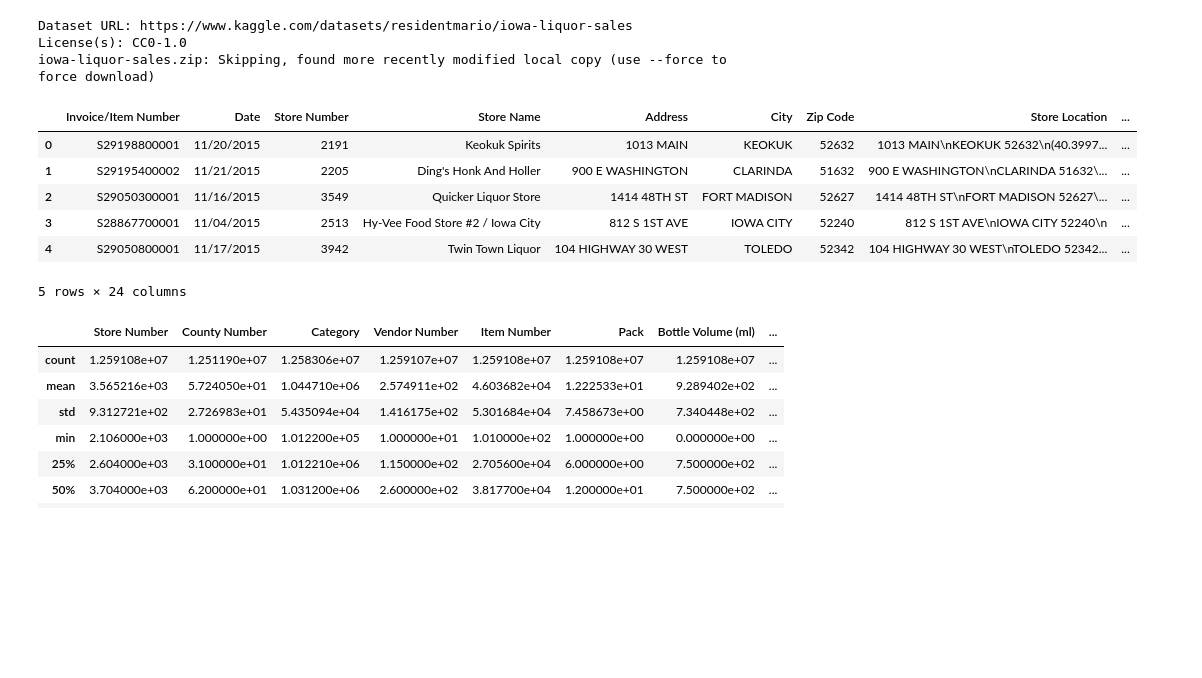
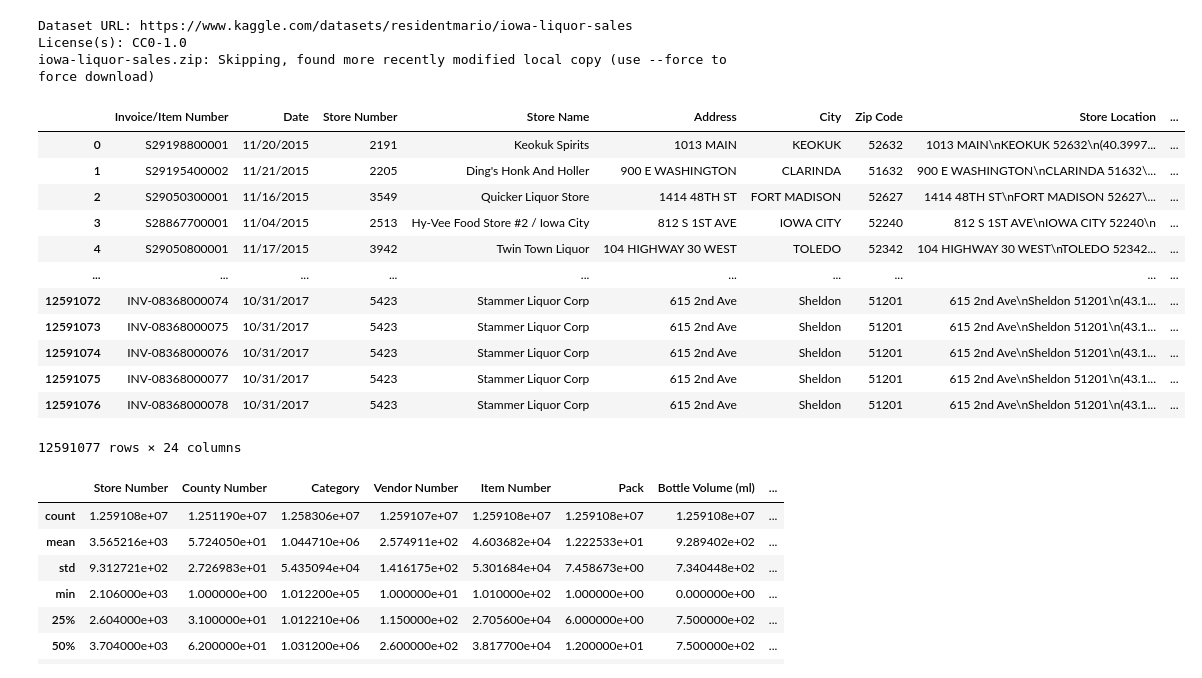
Before and after one commit to trycatchexcept/ds_schulich_final_project, a Jupyter notebook: code.ipynb, the cells around one changed output. Saved outputs shown, nothing was run; the diff lists cells and outputs as text; code cells hidden in the pictures; blank space fills up the shorter version.

```diff
--- a/code.ipynb
+++ b/code.ipynb
@@ -25,15 +25,21 @@ iowa-liquor-sales.zip: Skipping, found more recently modified local copy (use --
 # %%
 # read the dataset using the compression zip
 df = pd.read_csv('iowa-liquor-sales.zip',compression='zip')
-df.head()
+df
 # %% [output]
 |  | Invoice/Item Number | Date | Store Number | Store Name | Address | City | Zip Code | Store Location | ... |
 | 0 | S29198800001 | 11/20/2015 | 2191 | Keokuk Spirits | 1013 MAIN | KEOKUK | 52632 | 1013 MAIN\nKEOKUK 52632\n(40.3997... | ... |
 | 1 | S29195400002 | 11/21/2015 | 2205 | Ding's Honk And Holler | 900 E WASHINGTON | CLARINDA | 51632 | 900 E WASHINGTON\nCLARINDA 51632\... | ... |
 | 2 | S29050300001 | 11/16/2015 | 3549 | Quicker Liquor Store | 1414 48TH ST | FORT MADISON | 52627 | 1414 48TH ST\nFORT MADISON 52627\... | ... |
 | 3 | S28867700001 | 11/04/2015 | 2513 | Hy-Vee Food Store #2 / Iowa City | 812 S 1ST AVE | IOWA CITY | 52240 | 812 S 1ST AVE\nIOWA CITY 52240\n | ... |
 | 4 | S29050800001 | 11/17/2015 | 3942 | Twin Town Liquor | 104 HIGHWAY 30 WEST | TOLEDO | 52342 | 104 HIGHWAY 30 WEST\nTOLEDO 52342... | ... |
+| ... | ... | ... | ... | ... | ... | ... | ... | ... | ... |
+| 12591072 | INV-08368000074 | 10/31/2017 | 5423 | Stammer Liquor Corp | 615 2nd Ave | Sheldon | 51201 | 615 2nd Ave\nSheldon 51201\n(43.1... | ... |
+| 12591073 | INV-08368000075 | 10/31/2017 | 5423 | Stammer Liquor Corp | 615 2nd Ave | Sheldon | 51201 | 615 2nd Ave\nSheldon 51201\n(43.1... | ... |
+| 12591074 | INV-08368000076 | 10/31/2017 | 5423 | Stammer Liquor Corp | 615 2nd Ave | Sheldon | 51201 | 615 2nd Ave\nSheldon 51201\n(43.1... | ... |
+| 12591075 | INV-08368000077 | 10/31/2017 | 5423 | Stammer Liquor Corp | 615 2nd Ave | Sheldon | 51201 | 615 2nd Ave\nSheldon 51201\n(43.1... | ... |
+| 12591076 | INV-08368000078 | 10/31/2017 | 5423 | Stammer Liquor Corp | 615 2nd Ave | Sheldon | 51201 | 615 2nd Ave\nSheldon 51201\n(43.1... | ... |
-5 rows × 24 columns
+12591077 rows × 24 columns
 # %%
 df.describe()
 # %% [output]
```
Also changed, not shown: parts of 35 cells of this notebook.
